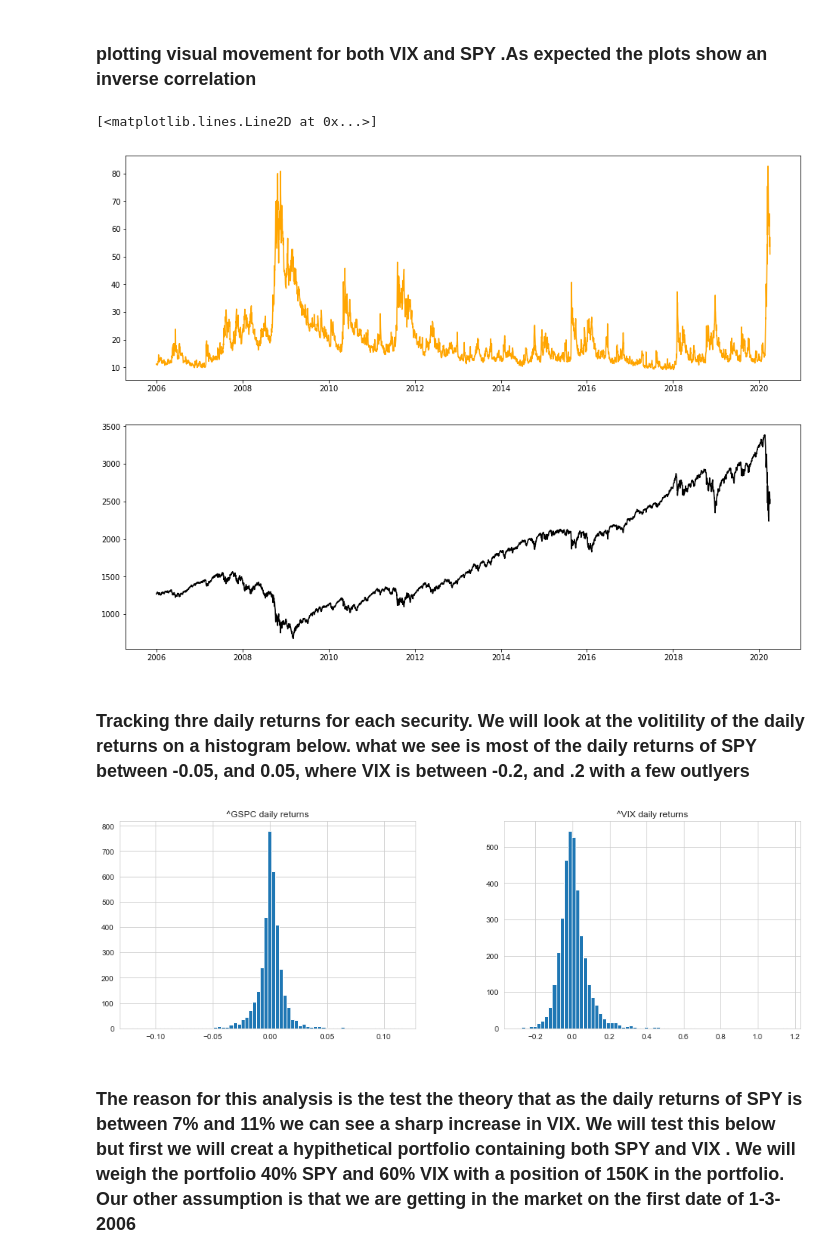
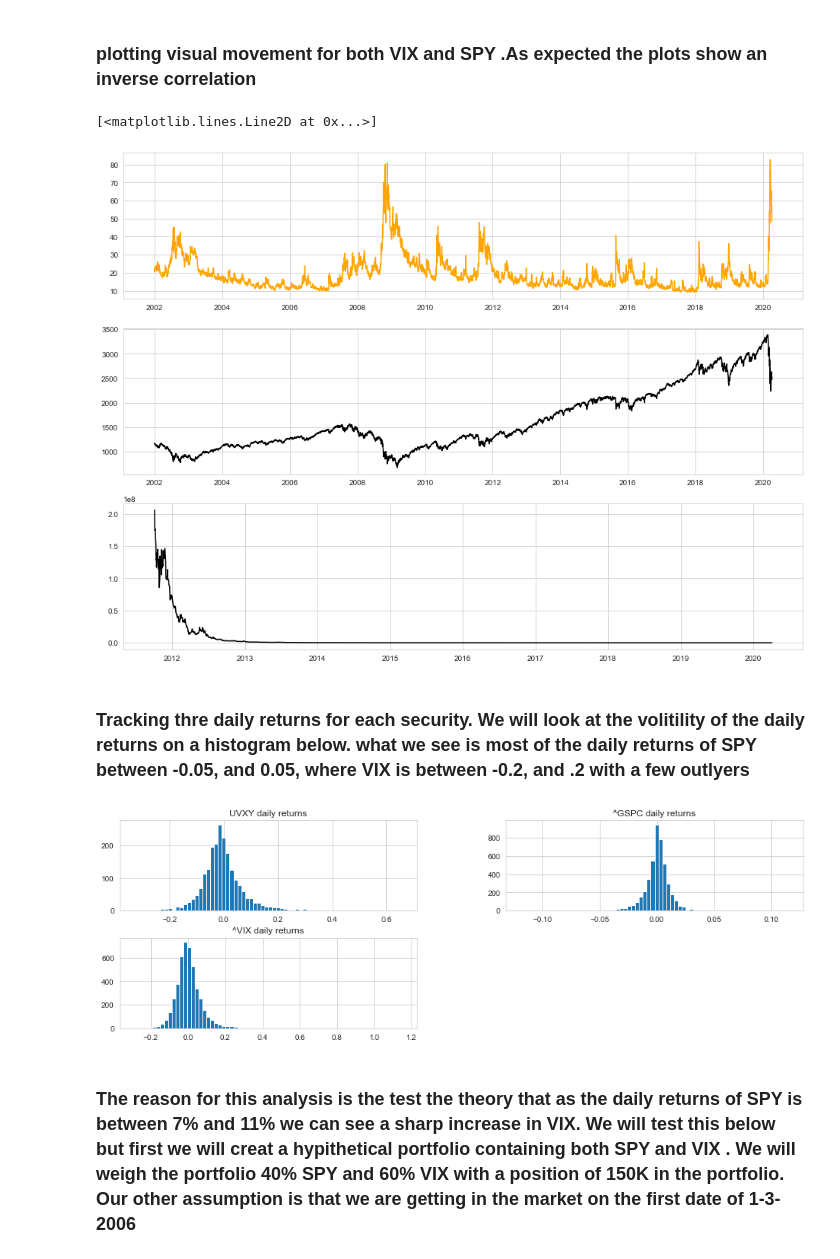
Before and after one commit to Berkat0789/Portfolio, a Jupyter notebook: Finance/Vix_Analysis/VIX vs SPY.ipynb, the cells around one changed output. Saved outputs shown, nothing was run; the diff lists cells and outputs as text; code cells hidden in the pictures.

```diff
--- a/Finance/Vix_Analysis/VIX vs SPY.ipynb
+++ b/Finance/Vix_Analysis/VIX vs SPY.ipynb
@@ -12,19 +12,20 @@ import seaborn as sns
 ## import data
 ## We will be looking at the adjustable close for both the S&P and VIX
 # %%
-tickers = ["^VIX", "^GSPC"]
+tickers = ["^VIX", "^GSPC","UVXY"]
 data = pd.DataFrame()
 for t in tickers:
-    data[t] = web.DataReader(t, data_source="yahoo", start = "2006-1-1")["Adj Close"]
+    data[t] = web.DataReader(t, data_source="yahoo", start = "2002-1-1")["Adj Close"]
 # %% [markdown]
 ### plotting visual movement for both VIX and SPY .As expected the plots show an inverse correlation
 # %%
-fig, axes = plt.subplots(2,1,figsize = (16,12))
+fig, axes = plt.subplots(3,1,figsize = (16,12))
 axes[0].plot(data["^VIX"], c = "orange")
 axes[1].plot(data["^GSPC"], c = "black")
+axes[2].plot(data["UVXY"], c = "black")
 # %% [output]
 [<matplotlib.lines.Line2D at 0x...>]
-[figure, old version]
+[figure, new version]
 # %% [markdown]
 ### Tracking thre daily returns for each security. We will look at the volitility of the daily returns on a histogram below. what we see is most of the daily returns of SPY between -0.05, and 0.05, where VIX is between -0.2, and .2 with a few outlyers
 # %%
@@ -32,9 +33,9 @@ for t in tickers:
     data[f"{t} daily returns"] = data[f"{t}"].pct_change()
 # %%
 sns.set_style("whitegrid")
-data[["^VIX daily returns","^GSPC daily returns"]].hist(figsize = (16,5), bins = 70);
+data[["^VIX daily returns","^GSPC daily returns", "UVXY daily returns"]].hist(figsize = (16,5), bins = 70);
 # %% [output]
-[figure, old version]
+[figure, new version]
 # %% [markdown]
 ### The reason for this analysis is the test the theory that as the daily returns of SPY is between 7% and 11%  we can see a sharp increase in VIX. We will test this below but first we will creat a hypithetical portfolio containing both SPY and VIX . We will weigh the portfolio 40% SPY and 60% VIX with a position of 150K in the portfolio. Our other assumption is that we are getting in the market on the first date of 1-3-2006
 # %% [markdown]
```
Also changed, not shown: parts of 42 cells of this notebook, 1 other file.
